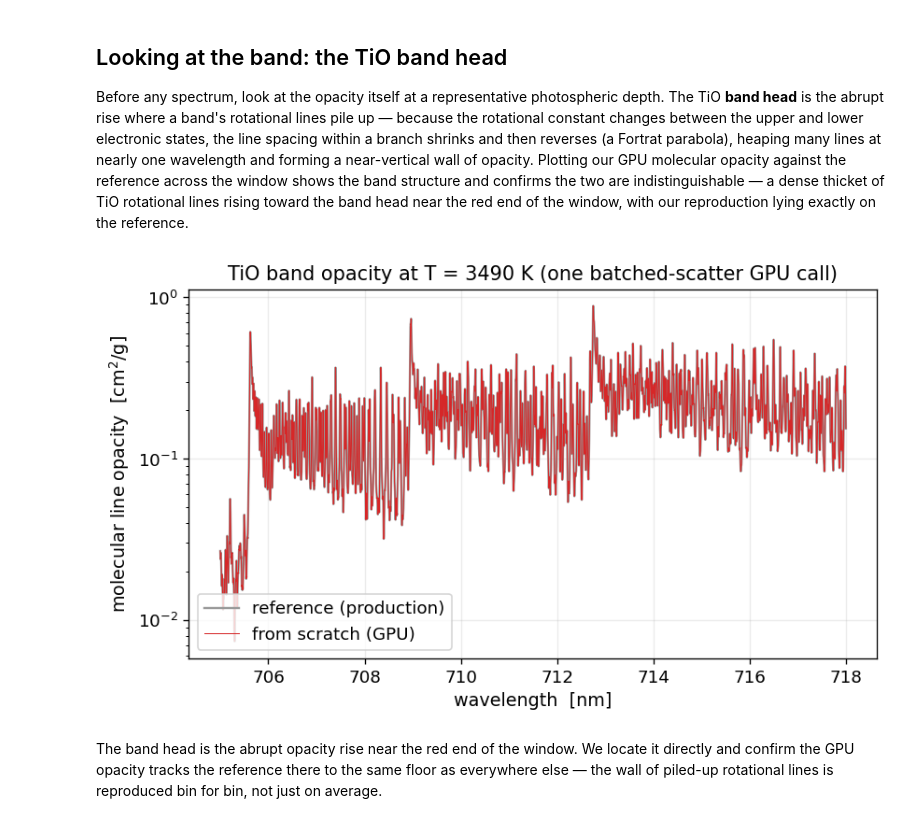
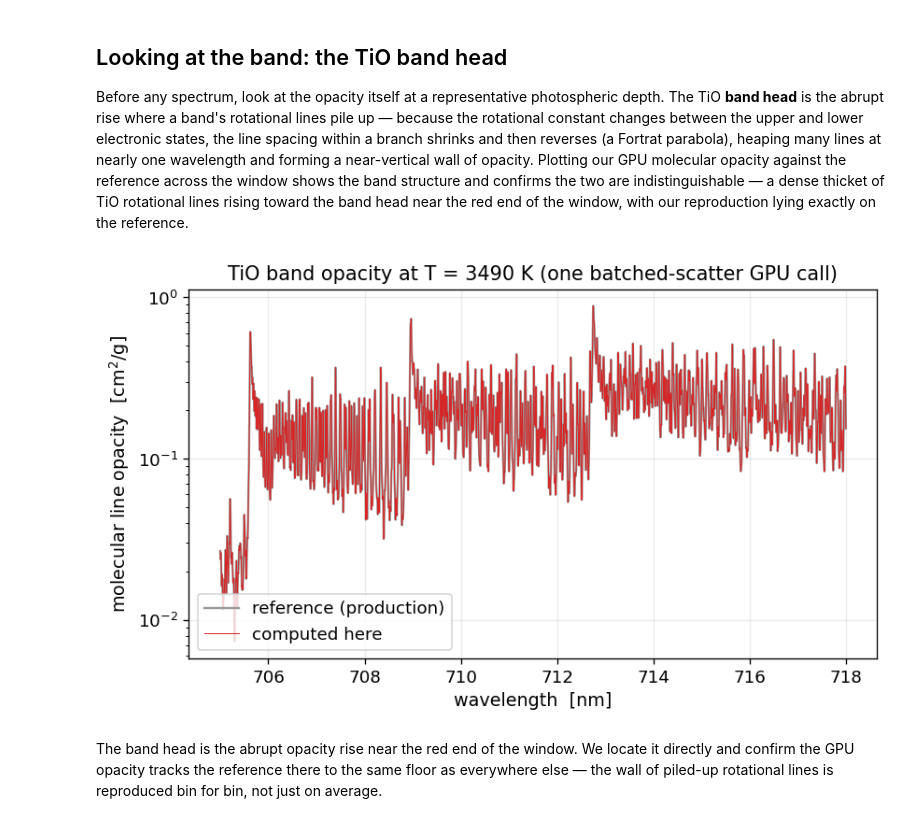
Before and after one commit to tingyuansen/stellar-spectroscopy-from-scratch-gpu, a Jupyter notebook: content/Lecture12.ipynb, the cells around one changed output. Saved outputs shown, nothing was run; the diff lists cells and outputs as text; code cells hidden in the pictures.

```diff
--- a/content/Lecture12.ipynb
+++ b/content/Lecture12.ipynb
@@ -309,7 +310,7 @@ This is the hot path's atom. The NumPy edition's wing march `np.add.at`-es one V
 def _scatter_add_flat(buf: torch.Tensor, rows: torch.Tensor, cols: torch.Tensor,
                       vals: torch.Tensor, n_w: int) -> None:
     """THE SCATTER: deposit vals at (rows, cols) into the [D, n_w] buffer, OVERLAPS ADD.
-    flat = row*n_w + col, then index_put_(accumulate=True) (the GPU equivalent of np.add.at)."""
+    flat = row*n_w + col, then index_put_(accumulate=True) (the torch equivalent of np.add.at)."""
     if rows.numel() == 0:
         return
     flat_idx = rows.to(torch.int64) * n_w + cols.to(torch.int64)
@@ -678,15 +686,15 @@ Before any spectrum, look at the opacity itself at a representative photospheric
 # %%
 wavelength = DT["wavelength"].astype(float)
 di_show = int(np.argmin(np.abs(T - 3500.0)))                            # a near-photosphere layer
 fig, ax = plt.subplots()
 ax.plot(wavelength, mol_ref[di_show], color="0.6", lw=1.4, label="reference (production)")
-ax.plot(wavelength, mol_np[di_show], color="C3", lw=0.6, label="from scratch (GPU)")
+ax.plot(wavelength, mol_np[di_show], color="C3", lw=0.6, label="computed here")
 ax.set_yscale("log"); ax.set_xlabel("wavelength  [nm]")
 ax.set_ylabel(r"molecular line opacity  [cm$^2$/g]")
 ax.set_title(f"TiO band opacity at T = {T[di_show]:.0f} K (one batched-scatter GPU call)")
 ax.legend(loc="lower left"); fig.tight_layout(); plt.show()
 # %% [output]
-[figure, old version]
+[figure, new version]
 # %% [markdown]
 The band head is the abrupt opacity rise near the red end of the window. We locate it directly and confirm the GPU opacity tracks the reference there to the same floor as everywhere else — the wall of piled-up rotational lines is reproduced bin for bin, not just on average.
 # %%
```
Also changed, not shown: parts of 25 cells of this notebook, 5 other files.
